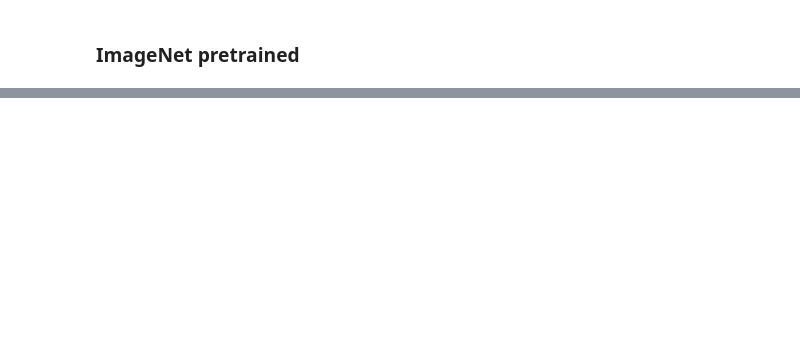
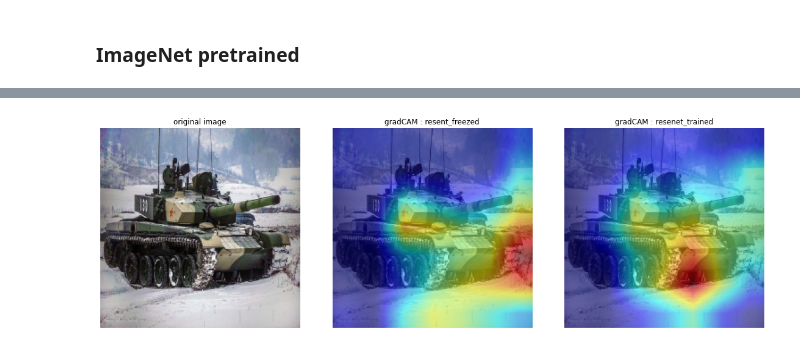
Before and after one commit to mikniloes/frcnn-sutdy, a Jupyter notebook: ResNet-GradCAM.ipynb, the cells around one changed output, grey strips where cells are left out. Saved outputs shown, nothing was run; the diff lists cells and outputs as text; code cells hidden in the pictures; blank space fills up the shorter version.

```diff
--- a/ResNet-GradCAM.ipynb
+++ b/ResNet-GradCAM.ipynb
@@ -293,0 +270,23 @@ plt.show()
+# %%
+plt.rcParams["figure.figsize"] = (16,5)
+
+axes=[]
+fig=plt.figure()
+axes.append(fig.add_subplot(1,3,1))
+plt.axis("off")
+plt.imshow(img)
+axes.append(fig.add_subplot(1,3,2))
+plt.axis("off")
+plt.imshow(np.uint8(255*cam2))
+axes.append(fig.add_subplot(1,3,3))
+plt.axis("off")
+plt.imshow(np.uint8(255 * cam))
+axes[0].set_title('original image')
+axes[1].set_title('gradCAM : resent_freezed')
+axes[2].set_title('gradCAM : resenet_trained')
+
+fig.tight_layout()
+
+plt.show()
+# %% [output]
+[figure, added]
```
Also changed, not shown: parts of 6 cells of this notebook.
